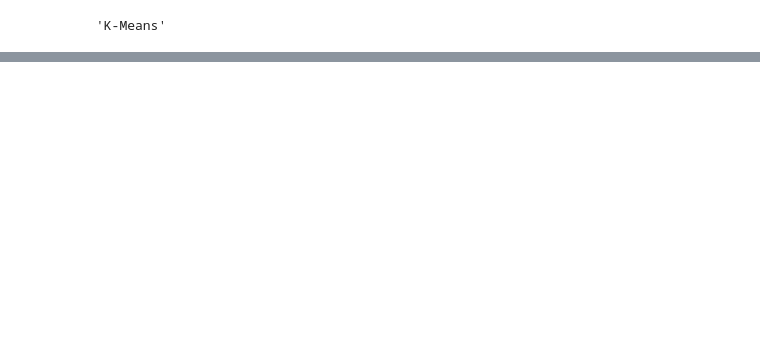
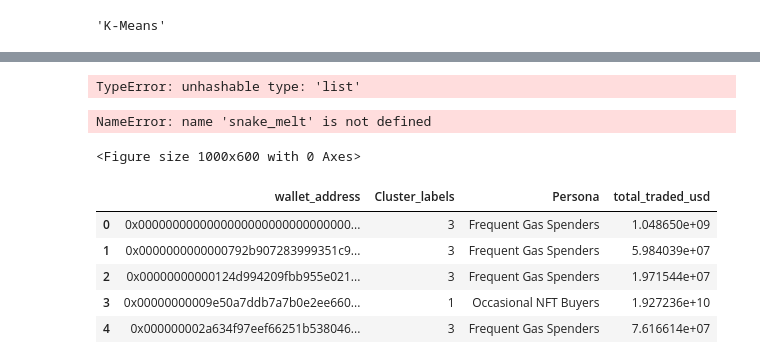
Before and after one commit to nice-bills/chain-segment, a Jupyter notebook: clustering_models.ipynb, the cells around one changed output, grey strips where cells are left out. Cells and saved outputs as stored; diff of their text form; code cells hidden in the pictures; blank space fills up the shorter version.

```diff
--- a/clustering_models.ipynb
+++ b/clustering_models.ipynb
@@ -193,0 +260,40 @@ cluster_summary = df.groupby('Cluster_labels')[feature_cols].mean()
+# %%
+snake_df = X_scaled.copy()
+snake_df['Cluster'] = df['Cluster_labels']
+
+snake_melt = pd.melt(snake_df.reset_index(),
+                     id_vars=['Cluster'],
+                     value_name= feature_cols,
+                     var_name="Metric",
+                     value_vars= 'Value')
+# %% [output]
+TypeError: unhashable type: 'list'
+# %%
+plt.figure(figsize=(10, 6))
+sns.lineplot(data=snake_melt, x='Metric', y='Value', hue='Cluster', marker='o', palette='viridis')
+plt.title("Snake Plot: Standardized Attributes by Cluster")
+plt.xticks(rotation=45)
+plt.ylabel('Standardized Value (Z-Score / PowerTransformed)')
+plt.grid(True, which='both', linestyle='--', linewidth=0.5)
+plt.show()
+# %% [output]
+NameError: name 'snake_melt' is not defined
+<Figure size 1000x600 with 0 Axes>
+# %%
+cluster_names = {
+    0: "High Activity Traders",
+    1: "Occasional NFT Buyers",
+    2: "Low Activity Wallets",
+    3: "Frequent Gas Spenders"
+}
+
+df['Persona'] = df['Cluster_labels'].map(cluster_names)
+
+df[["wallet_address", "Cluster_labels", "Persona", "total_traded_usd"]].head()
+# %% [output]
+|  | wallet_address | Cluster_labels | Persona | total_traded_usd |
+| 0 | 0x0000000000000000000000000000000... | 3 | Frequent Gas Spenders | 1.048650e+09 |
+| 1 | 0x0000000000000792b907283999351c9... | 3 | Frequent Gas Spenders | 5.984039e+07 |
+| 2 | 0x00000000000124d994209fbb955e021... | 3 | Frequent Gas Spenders | 1.971544e+07 |
+| 3 | 0x00000000009e50a7ddb7a7b0e2ee660... | 1 | Occasional NFT Buyers | 1.927236e+10 |
+| 4 | 0x000000002a634f97eef66251b538046... | 3 | Frequent Gas Spenders | 7.616614e+07 |
```
Also changed, not shown: parts of 9 cells of this notebook.
